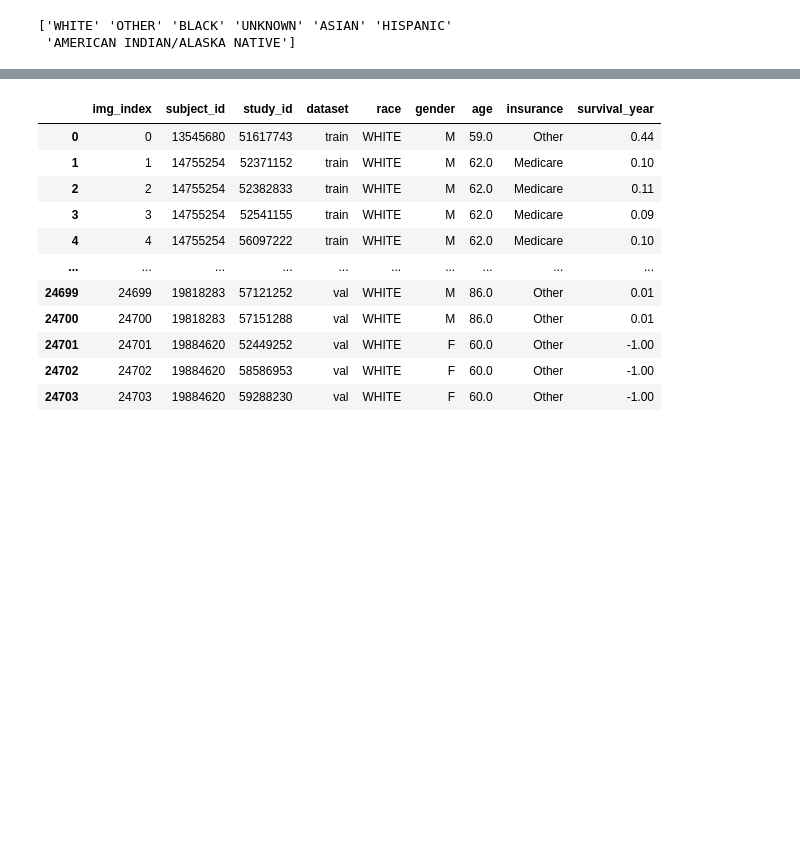
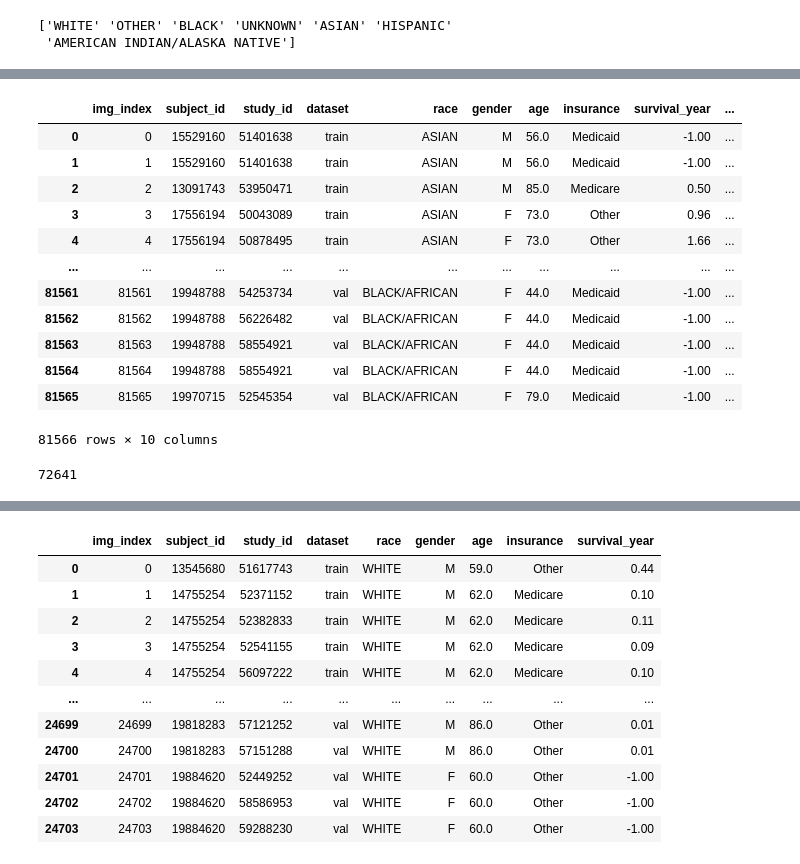
Before and after one commit to Anthonyma0706/CXR_MIMIC_CV, a Jupyter notebook: data_processing.ipynb, the cells around one changed output, grey strips where cells are left out. Saved outputs shown, nothing was run; the diff lists cells and outputs as text; code cells hidden in the pictures; blank space fills up the shorter version.

Commit message:
update on insurance prediction

```diff
--- a/data_processing.ipynb
+++ b/data_processing.ipynb
@@ -158,0 +191,21 @@ Error:
+# %%
+df_no_finding_1121 = pd.read_csv('data/No_finding/df_No_finding_1121.csv')
+df_no_finding_1121
+# %% [output]
+|  | img_index | subject_id | study_id | dataset | race | gender | age | insurance | survival_year | ... |
+| 0 | 0 | 15529160 | 51401638 | train | ASIAN | M | 56.0 | Medicaid | -1.00 | ... |
+| 1 | 1 | 15529160 | 51401638 | train | ASIAN | M | 56.0 | Medicaid | -1.00 | ... |
+| 2 | 2 | 13091743 | 53950471 | train | ASIAN | M | 85.0 | Medicare | 0.50 | ... |
+| 3 | 3 | 17556194 | 50043089 | train | ASIAN | F | 73.0 | Other | 0.96 | ... |
+| 4 | 4 | 17556194 | 50878495 | train | ASIAN | F | 73.0 | Other | 1.66 | ... |
+| ... | ... | ... | ... | ... | ... | ... | ... | ... | ... | ... |
+| 81561 | 81561 | 19948788 | 54253734 | val | BLACK/AFRICAN | F | 44.0 | Medicaid | -1.00 | ... |
+| 81562 | 81562 | 19948788 | 56226482 | val | BLACK/AFRICAN | F | 44.0 | Medicaid | -1.00 | ... |
+| 81563 | 81563 | 19948788 | 58554921 | val | BLACK/AFRICAN | F | 44.0 | Medicaid | -1.00 | ... |
+| 81564 | 81564 | 19948788 | 58554921 | val | BLACK/AFRICAN | F | 44.0 | Medicaid | -1.00 | ... |
+| 81565 | 81565 | 19970715 | 52545354 | val | BLACK/AFRICAN | F | 79.0 | Medicaid | -1.00 | ... |
+81566 rows × 10 columns
+# %%
+len(set(list(df_no_finding_1121.study_id) + list(df_info.study_id)))
+# %% [output]
+72641
```
Also changed, not shown: parts of 18 cells of this notebook, 1 other file.
